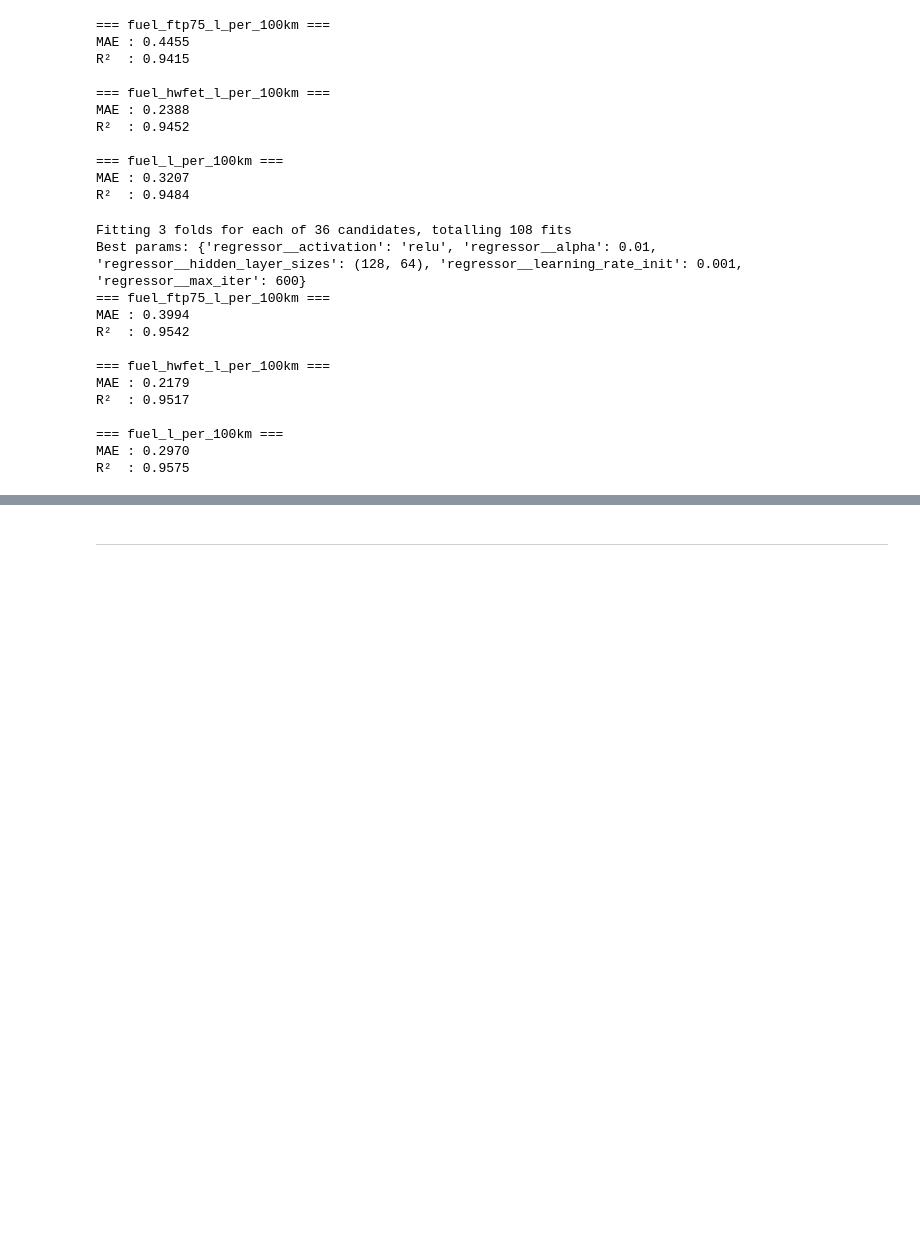
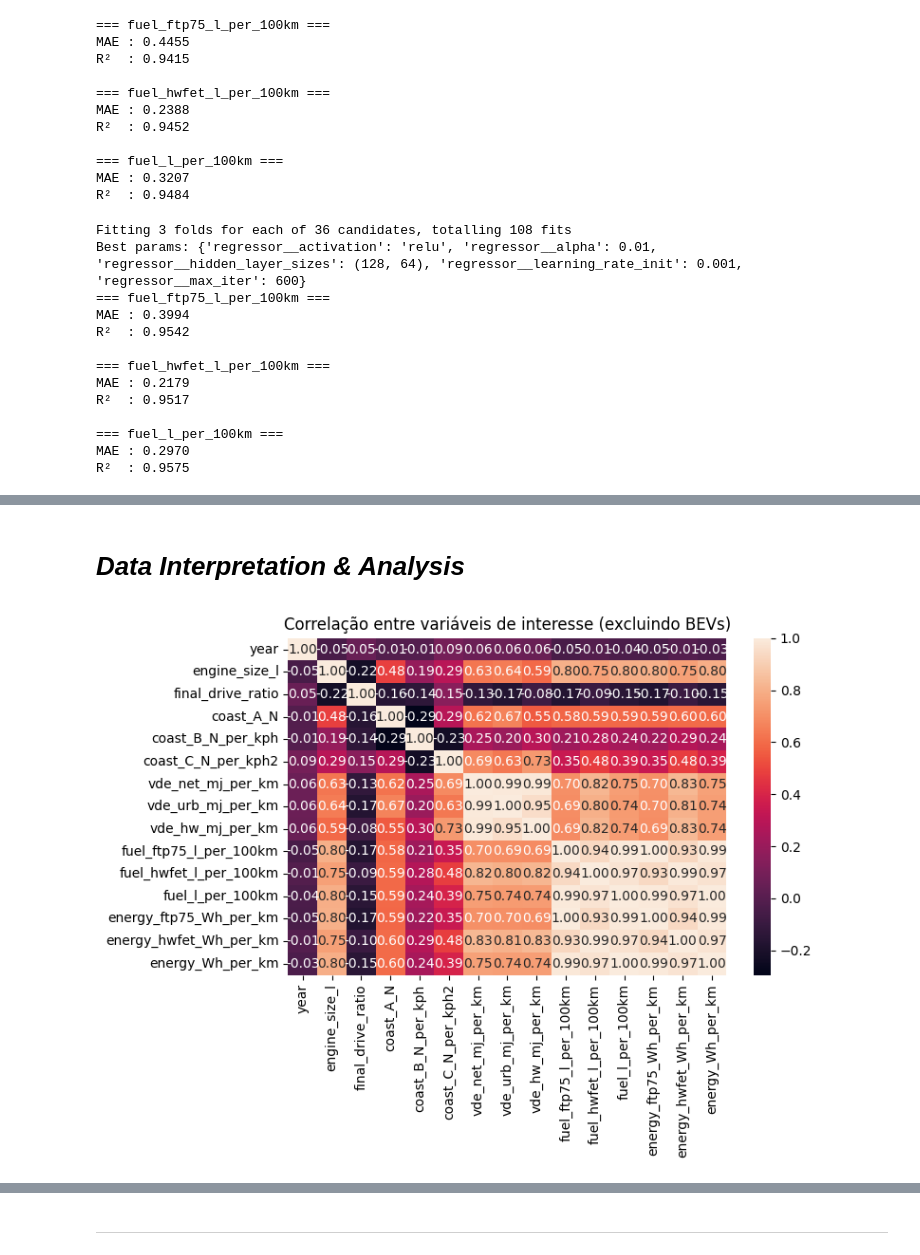
Before and after one commit to caiohfr/projects, a Jupyter notebook: EcoDrive-Analyst/ML_Regression_VDE.ipynb, the cells around one changed output, grey strips where cells are left out. Cells and saved outputs as stored; diff of their text form; code cells hidden in the pictures; blank space fills up the shorter version.

```diff
--- a/EcoDrive-Analyst/ML_Regression_VDE.ipynb
+++ b/EcoDrive-Analyst/ML_Regression_VDE.ipynb
@@ -983,0 +1123,40 @@ R²  : 0.9575
+# %% [markdown]
+# ***Data Interpretation & Analysis***
+# %%
+corr_cols = []
+df_used = df_filtred[df_filtred["electrification"]!= "BEV"]
+
+
+# Selecionando colunas para a matriz de correlação
+for v in [
+        "year",
+        "engine_size_l",
+        "final_drive_ratio",
+        "coast_A_N",
+        "coast_B_N_per_kph",
+        "coast_C_N_per_kph2",
+        "vde_net_mj_per_km",
+        "vde_urb_mj_per_km",
+        "vde_hw_mj_per_km",
+        "fuel_ftp75_l_per_100km",
+        "fuel_hwfet_l_per_100km",
+        "fuel_l_per_100km",
+        "energy_ftp75_Wh_per_km",
+        "energy_hwfet_Wh_per_km",
+        "energy_Wh_per_km",
+]:
+    if v in df_used.columns:
+        corr_cols.append(v)
+
+# Calculando a matriz de correlação
+corr_matrix = df_used[corr_cols].corr()
+
+
+# Plotando a matriz de correlação
+plt.figure(figsize=(8, 6))
+sns.heatmap(corr_matrix, annot=True, fmt=".2f")
+plt.title("Correlação entre variáveis de interesse (excluindo BEVs)")
+plt.tight_layout()
+plt.show()
+# %% [output]
+[figure, added]
```
Also changed, not shown: parts of 38 cells of this notebook, 1 other file.
